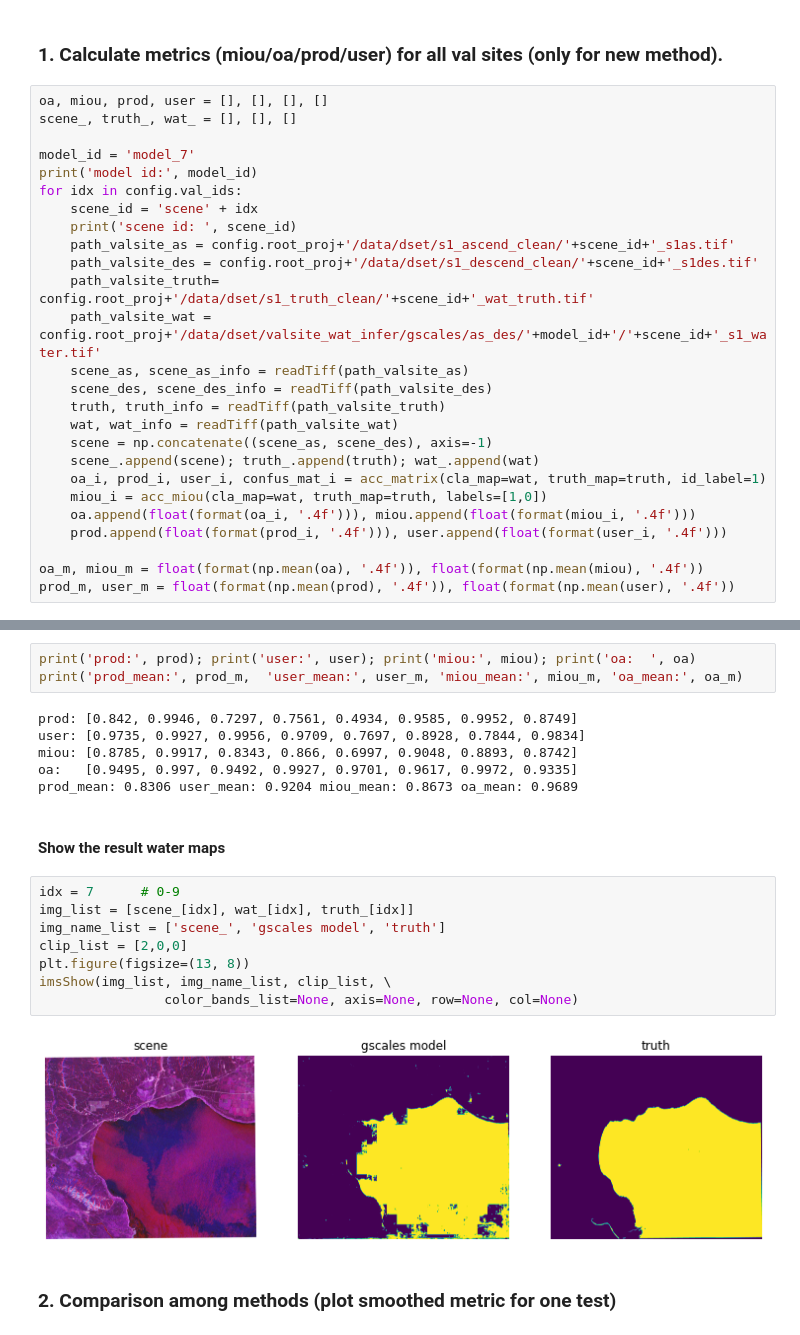
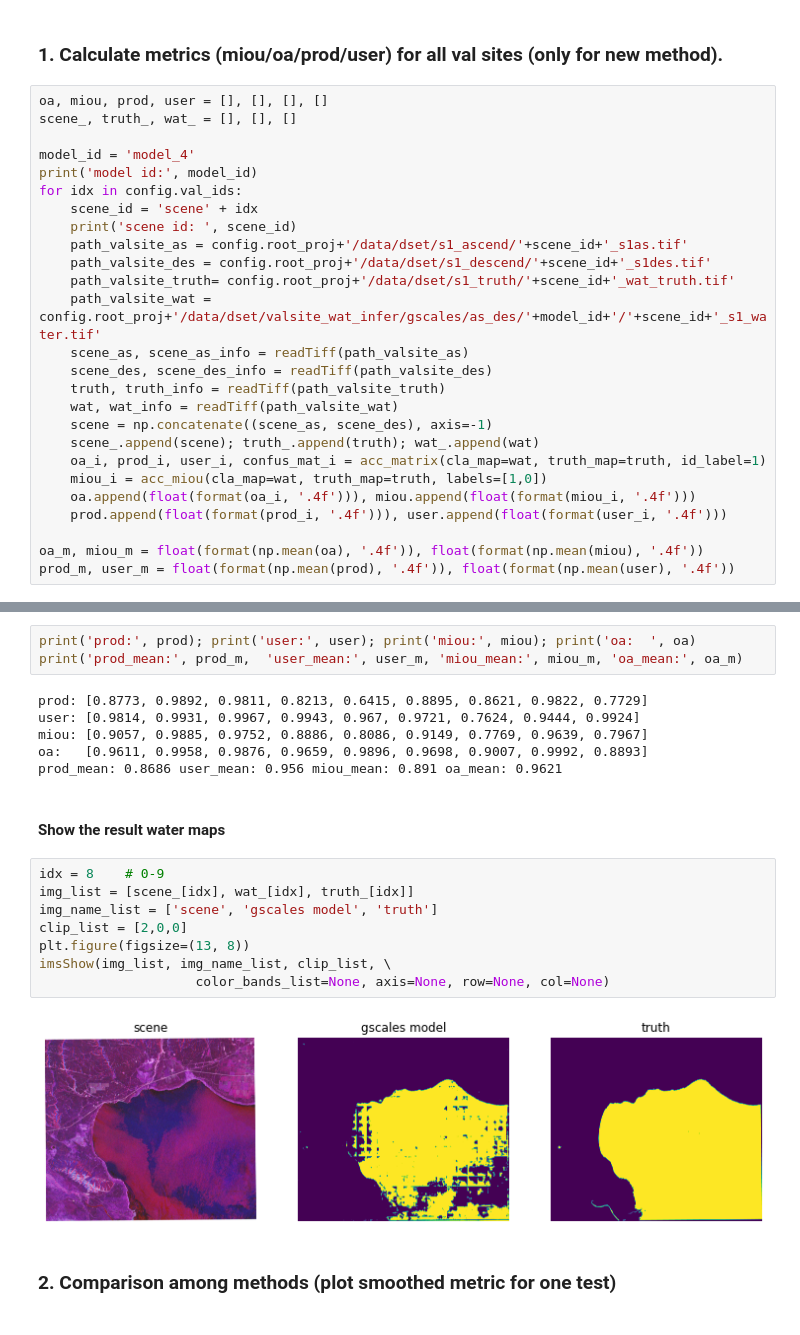
Before and after one commit to xinluo2018/Tibet-Water-2020, a Jupyter notebook: visual/methods_compare.ipynb, the cells around one changed output, grey strips where cells are left out. Saved outputs shown, nothing was run; the diff lists cells and outputs as text.

```diff
--- a/visual/methods_compare.ipynb
+++ b/visual/methods_compare.ipynb
@@ -25,14 +23,14 @@ os.environ['PROJ_LIB'] = '/home/xin/miniconda3/envs/venv/share/proj'
 oa, miou, prod, user = [], [], [], []
 scene_, truth_, wat_ = [], [], []
 
-model_id = 'model_7'
+model_id = 'model_4'
 print('model id:', model_id)
 for idx in config.val_ids:
     scene_id = 'scene' + idx
     print('scene id: ', scene_id)
-    path_valsite_as = config.root_proj+'/data/dset/s1_ascend_clean/'+scene_id+'_s1as.tif'
-    path_valsite_des = config.root_proj+'/data/dset/s1_descend_clean/'+scene_id+'_s1des.tif'
-    path_valsite_truth= config.root_proj+'/data/dset/s1_truth_clean/'+scene_id+'_wat_truth.tif'
+    path_valsite_as = config.root_proj+'/data/dset/s1_ascend/'+scene_id+'_s1as.tif'
+    path_valsite_des = config.root_proj+'/data/dset/s1_descend/'+scene_id+'_s1des.tif'
+    path_valsite_truth= config.root_proj+'/data/dset/s1_truth/'+scene_id+'_wat_truth.tif'
     path_valsite_wat = config.root_proj+'/data/dset/valsite_wat_infer/gscales/as_des/'+model_id+'/'+scene_id+'_s1_water.tif'
     scene_as, scene_as_info = readTiff(path_valsite_as)
     scene_des, scene_des_info = readTiff(path_valsite_des)
@@ -61,23 +60,23 @@ scene id:  scene39
 print('prod:', prod); print('user:', user); print('miou:', miou); print('oa:  ', oa)
 print('prod_mean:', prod_m,  'user_mean:', user_m, 'miou_mean:', miou_m, 'oa_mean:', oa_m)
 # %% [output]
-prod: [0.842, 0.9946, 0.7297, 0.7561, 0.4934, 0.9585, 0.9952, 0.8749]
-user: [0.9735, 0.9927, 0.9956, 0.9709, 0.7697, 0.8928, 0.7844, 0.9834]
-miou: [0.8785, 0.9917, 0.8343, 0.866, 0.6997, 0.9048, 0.8893, 0.8742]
-oa:   [0.9495, 0.997, 0.9492, 0.9927, 0.9701, 0.9617, 0.9972, 0.9335]
-prod_mean: 0.8306 user_mean: 0.9204 miou_mean: 0.8673 oa_mean: 0.9689
+prod: [0.8773, 0.9892, 0.9811, 0.8213, 0.6415, 0.8895, 0.8621, 0.9822, 0.7729]
+user: [0.9814, 0.9931, 0.9967, 0.9943, 0.967, 0.9721, 0.7624, 0.9444, 0.9924]
+miou: [0.9057, 0.9885, 0.9752, 0.8886, 0.8086, 0.9149, 0.7769, 0.9639, 0.7967]
+oa:   [0.9611, 0.9958, 0.9876, 0.9659, 0.9896, 0.9698, 0.9007, 0.9992, 0.8893]
+prod_mean: 0.8686 user_mean: 0.956 miou_mean: 0.891 oa_mean: 0.9621
 # %% [markdown]
 #### Show the result water maps
 # %%
-idx = 7      # 0-9
+idx = 8    # 0-9
 img_list = [scene_[idx], wat_[idx], truth_[idx]]
-img_name_list = ['scene_', 'gscales model', 'truth']
+img_name_list = ['scene', 'gscales model', 'truth']
 clip_list = [2,0,0]
 plt.figure(figsize=(13, 8))
 imsShow(img_list, img_name_list, clip_list, \
-                color_bands_list=None, axis=None, row=None, col=None)
+                    color_bands_list=None, axis=None, row=None, col=None)
 # %% [output]
-[figure, old version]
+[figure, new version]
 # %% [markdown]
 ### 2. Comparison among methods (plot smoothed metric for one test)
 # %%
```
Also changed, not shown: parts of 8 cells of this notebook, 57 other files.
